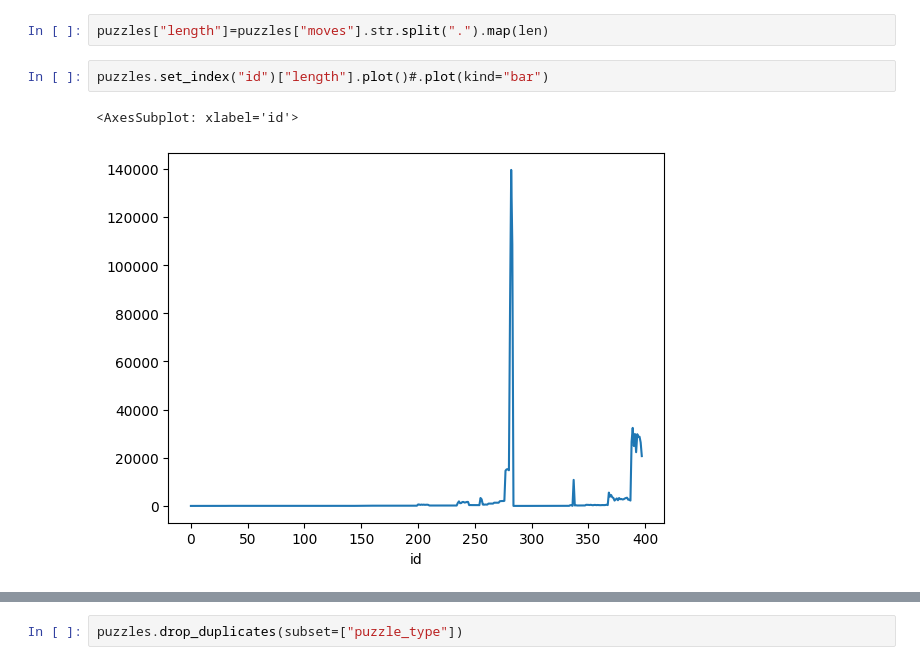
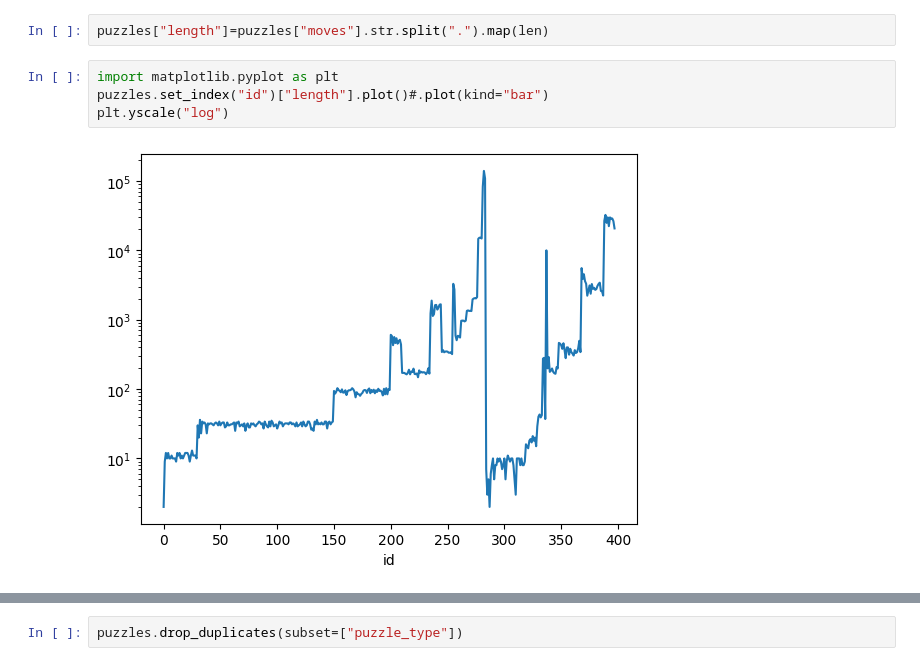
Before and after one commit to birdwatcherYT/santa2023, a Jupyter notebook: santa2023.ipynb, the cells around one changed output, grey strips where cells are left out. Drawn from its saved outputs; the diff is of its cells as text.

```diff
--- a/santa2023.ipynb
+++ b/santa2023.ipynb
@@ -575,8 +575,9 @@ puzzles
 # %%
 puzzles["length"]=puzzles["moves"].str.split(".").map(len)
 # %%
+import matplotlib.pyplot as plt
 puzzles.set_index("id")["length"].plot()#.plot(kind="bar")
+plt.yscale("log")
 # %% [output]
-<AxesSubplot: xlabel='id'>
-[figure, old version]
+[figure, new version]
 # %%
```
Also changed, not shown: parts of 17 cells of this notebook, 20 other files.
